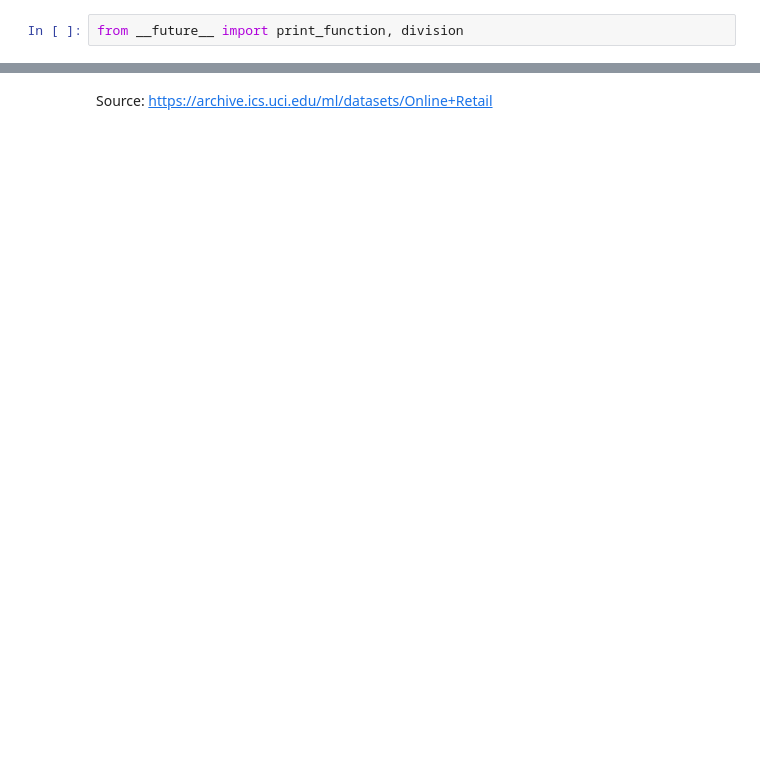
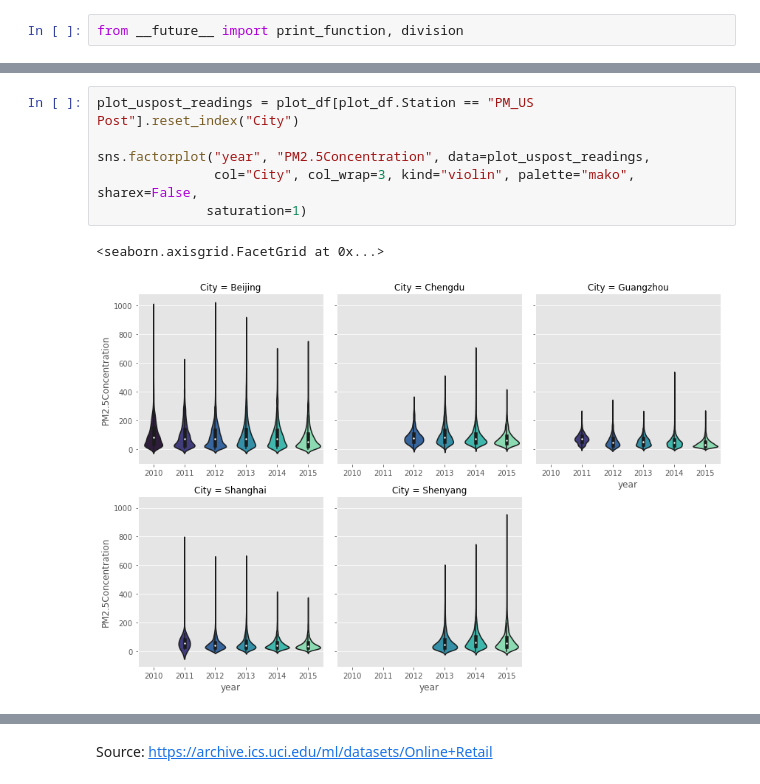
Before and after one commit to uliang/DataViz-with-Seaborn, a Jupyter notebook: DataConnect_presentation.ipynb, the cells around one changed output, grey strips where cells are left out. Saved outputs shown, nothing was run; the diff lists cells and outputs as text; blank space fills up the shorter version.

```diff
--- a/DataConnect_presentation.ipynb
+++ b/DataConnect_presentation.ipynb
@@ -17,0 +88,9 @@ import os
+# %%
+plot_uspost_readings = plot_df[plot_df.Station == "PM_US Post"].reset_index("City")
+
+sns.factorplot("year", "PM2.5Concentration", data=plot_uspost_readings,
+               col="City", col_wrap=3, kind="violin", palette="mako", sharex=False,
+              saturation=1)
+# %% [output]
+<seaborn.axisgrid.FacetGrid at 0x...>
+[figure, added]
```
Also changed, not shown: parts of 24 cells of this notebook, 5 other files.
